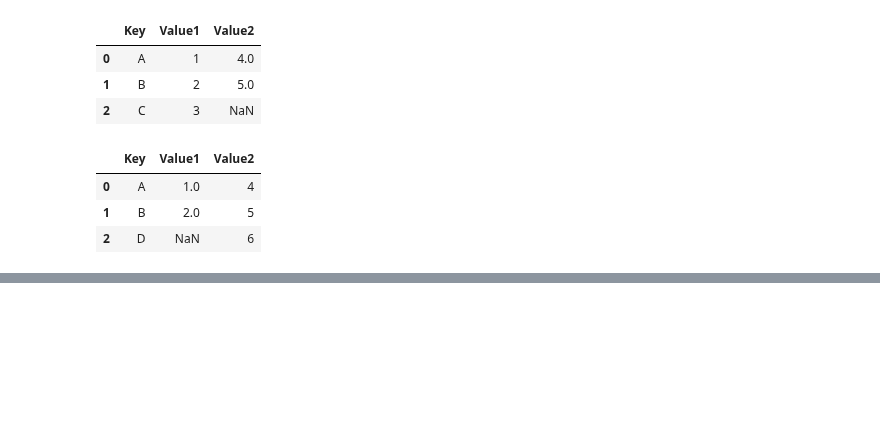
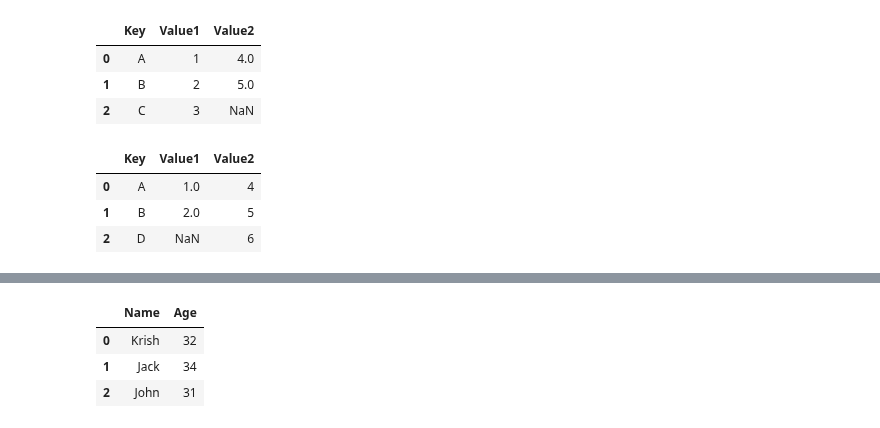
Before and after one commit to sivahere4cloud/ai-journey, a Jupyter notebook: 04-pandas/k_pandas.ipynb, the cells around one changed output, grey strips where cells are left out. Saved outputs shown, nothing was run; the diff lists cells and outputs as text; code cells hidden in the pictures; blank space fills up the shorter version.

```diff
--- a/04-pandas/k_pandas.ipynb
+++ b/04-pandas/k_pandas.ipynb
@@ -635,0 +722,7 @@ pd.merge(df1,df2,on="Key",how="right")
+# %%
+pd.read_pickle('df_excel')
+# %% [output]
+|  | Name | Age |
+| 0 | Krish | 32 |
+| 1 | Jack | 34 |
+| 2 | John | 31 |
```
Also changed, not shown: parts of 16 cells of this notebook, 3 other files.
